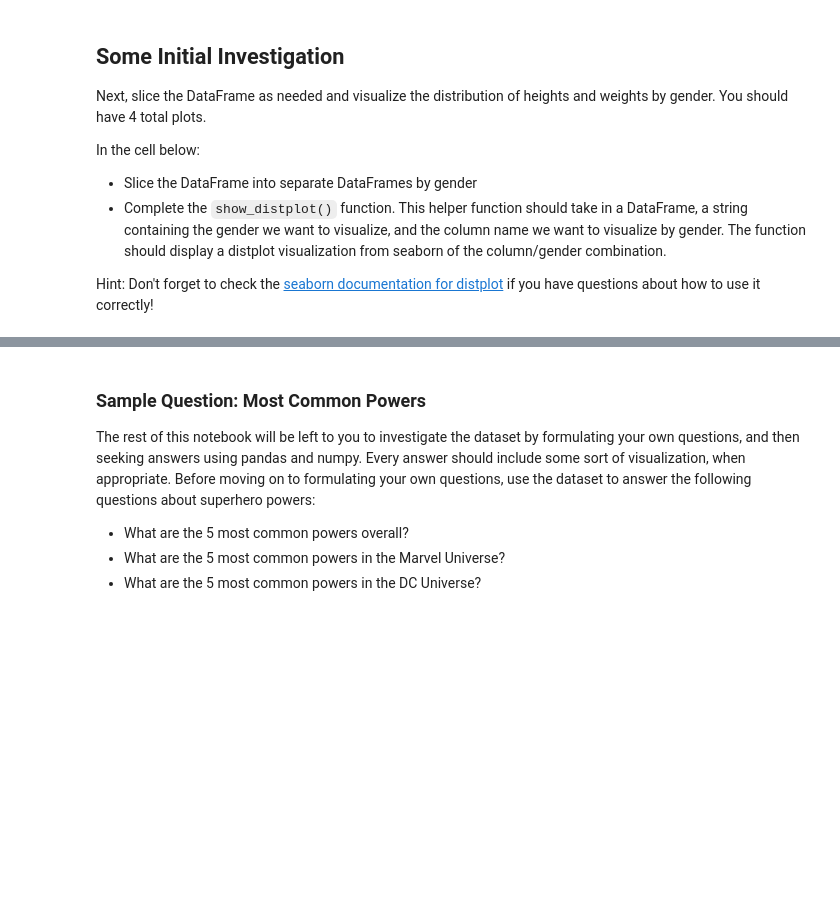
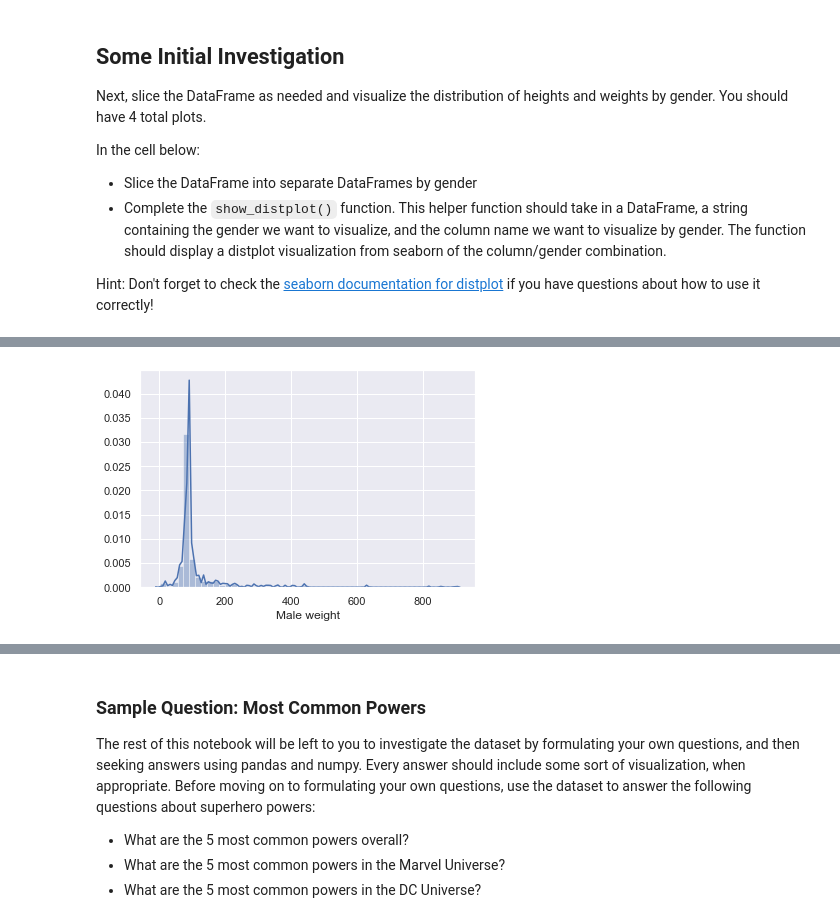
Before and after one commit to Jesse989/dsc-data-cleaning-project-onl01-dtsc-ft-030220, a Jupyter notebook: index.ipynb, the cells around one changed output, grey strips where cells are left out. Saved outputs shown, nothing was run; the diff lists cells and outputs as text; code cells hidden in the pictures; blank space fills up the shorter version.

```diff
--- a/index.ipynb
+++ b/index.ipynb
@@ -517,2 +569,5 @@ def show_distplot(dataframe, gender, column_name):
 # %%
 # Male Weight
+show_distplot(male_heroes, 'Male', 'weight')
+# %% [output]
+[figure, added]
```
Also changed, not shown: parts of 34 cells of this notebook.
